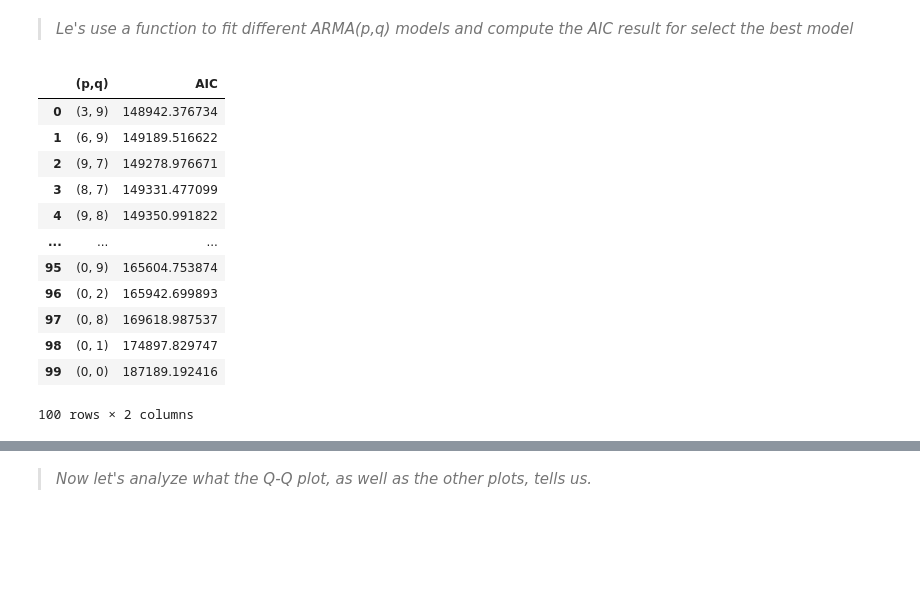
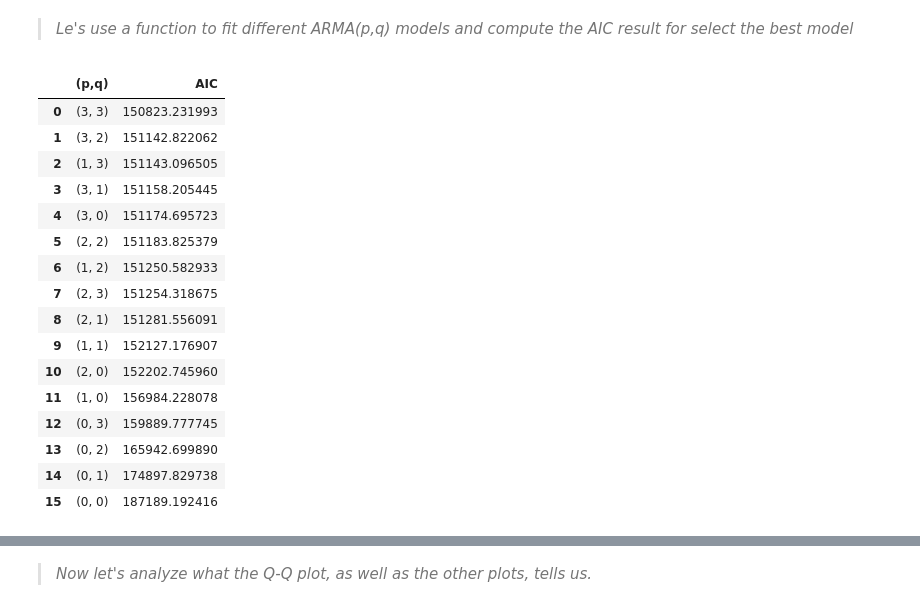
Before and after one commit to srcsergio/Machine-Learning-for-Business, a Jupyter notebook: MachineLearning_for_Business.ipynb, the cells around one changed output, grey strips where cells are left out. Drawn from its saved outputs; the diff is of its cells as text; code cells hidden in the pictures; blank space fills up the shorter version.

```diff
--- a/MachineLearning_for_Business.ipynb
+++ b/MachineLearning_for_Business.ipynb
@@ -527,30 +525,32 @@ def ARMA(endog: Union[pd.Series, list], order_list: list) -> pd.DataFrame:
 # %%
 import warnings
 warnings.filterwarnings('ignore')
 
 from itertools import product
 
-p = range(0, 10, 1)
-q = range(0, 10, 1)
+p = range(0, 4, 1)
+q = range(0, 4, 1)
 
 order_list = list(product(p, q))
 
 result_df = ARMA(train['traffic_volume'], order_list)
 result_df
-
-# took 25min for all AIC results
 # %% [output]
 |  | (p,q) | AIC |
-| 0 | (3, 9) | 148942.376734 |
-| 1 | (6, 9) | 149189.516622 |
-| 2 | (9, 7) | 149278.976671 |
-| 3 | (8, 7) | 149331.477099 |
-| 4 | (9, 8) | 149350.991822 |
-| ... | ... | ... |
-| 95 | (0, 9) | 165604.753874 |
-| 96 | (0, 2) | 165942.699893 |
-| 97 | (0, 8) | 169618.987537 |
-| 98 | (0, 1) | 174897.829747 |
-| 99 | (0, 0) | 187189.192416 |
+| 0 | (3, 3) | 150823.231993 |
+| 1 | (3, 2) | 151142.822062 |
+| 2 | (1, 3) | 151143.096505 |
+| 3 | (3, 1) | 151158.205445 |
+| 4 | (3, 0) | 151174.695723 |
+| 5 | (2, 2) | 151183.825379 |
+| 6 | (1, 2) | 151250.582933 |
+| 7 | (2, 3) | 151254.318675 |
+| 8 | (2, 1) | 151281.556091 |
+| 9 | (1, 1) | 152127.176907 |
+| 10 | (2, 0) | 152202.745960 |
+| 11 | (1, 0) | 156984.228078 |
+| 12 | (0, 3) | 159889.777745 |
+| 13 | (0, 2) | 165942.699890 |
+| 14 | (0, 1) | 174897.829738 |
+| 15 | (0, 0) | 187189.192416 |
-100 rows × 2 columns
 # %% [markdown]
```
Also changed, not shown: parts of 30 cells of this notebook.
